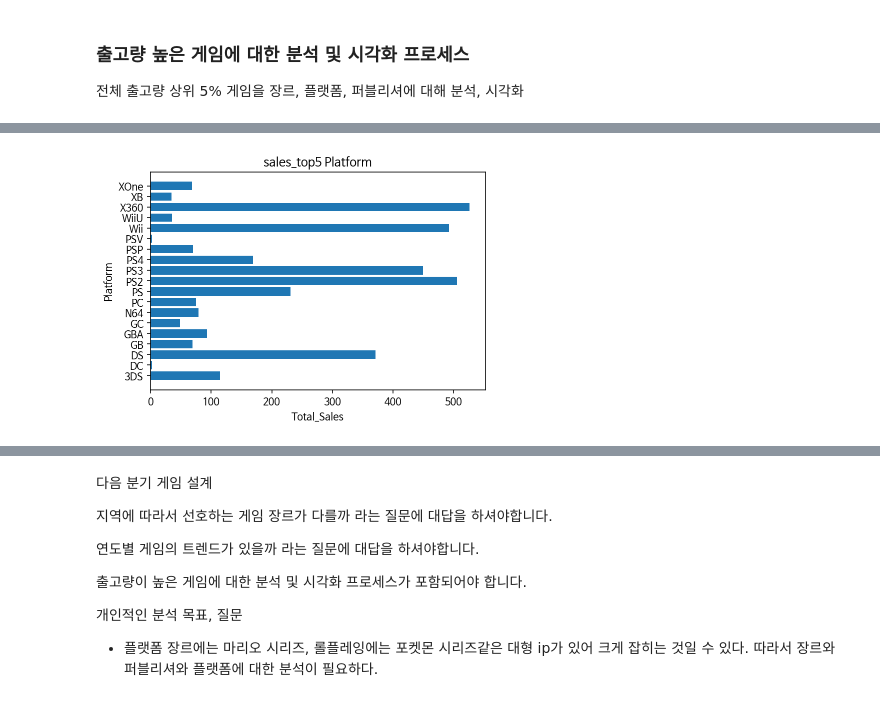
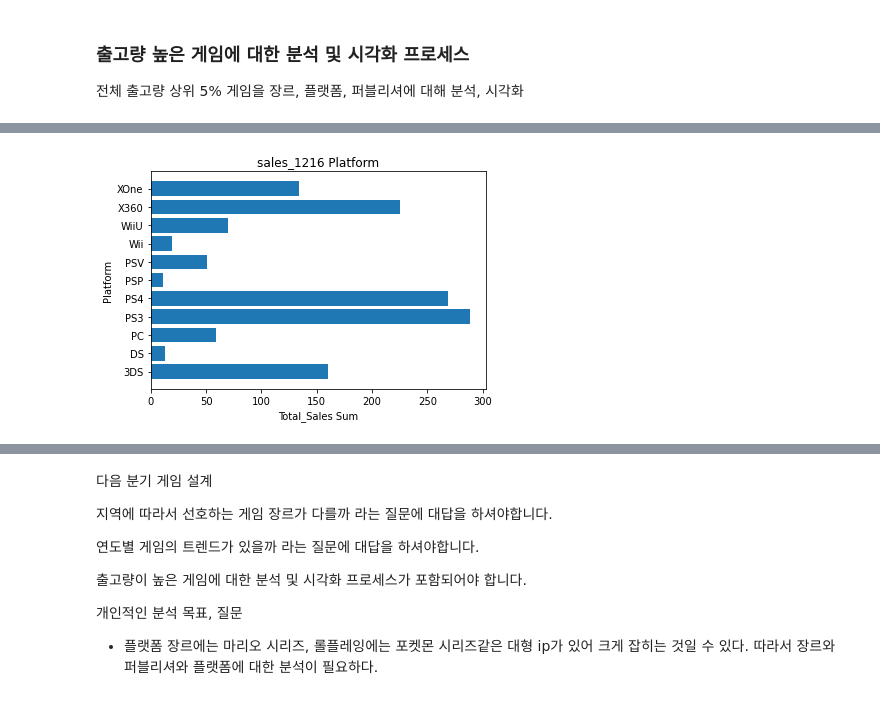
Before and after one commit to Kimtaewookdev/Sec1_project, a Jupyter notebook: AI_13_김태욱_Section1_proj.ipynb, the cells around one changed output, grey strips where cells are left out. Saved outputs shown, nothing was run; the diff lists cells and outputs as text; code cells hidden in the pictures.

```diff
--- a/AI_13_김태욱_Section1_proj.ipynb
+++ b/AI_13_김태욱_Section1_proj.ipynb
@@ -77,7 +80,7 @@ memory usage: 1.8+ MB
 df['Total_Sales'] = df['NA_Sales'] + df['EU_Sales'] + df['JP_Sales'] + df['Other_Sales']
 # %%
 # 연도 제한 1996년 이전, 2016년 이전은 표본의 수가 적어 임의로 제거
-df = df[(df['Year'] >= 1997) & (df['Year'] <= 2016)].reset_index()
+df = df[(df['Year'] >= 1997) & (df['Year'] <= 2016)]
 # %%
 # 결측치 제거
 df.dropna(inplace = True)
@@ -328,0 +375,8 @@ sales_top5.boxplot(column='Total_Sales', by='Genre', rot=45, showfliers=False)
+# %%
+sales_1216 = df[(2012<= df['Year']) & (df['Year'] <= 2016)]
+
+def describe(df, col):
+  return df.groupby([col]).Total_Sales.describe()
+
+print(f'왜도 = {(sales_1216["Total_Sales"]).skew()}')
+print(f'첨도 = {(sales_1216["Total_Sales"]).kurt()}')
@@ -329,4 +402,4 @@ sales_top5.boxplot(column='Total_Sales', by='Genre', rot=45, showfliers=False)
 # %%
-get_bar_sum(sales_top5, 'Platform')
+get_bar_sum(sales_1216, 'Platform')
 # %% [output]
-[figure, old version]
+[figure, new version]
```
Also changed, not shown: parts of 27 cells of this notebook.
